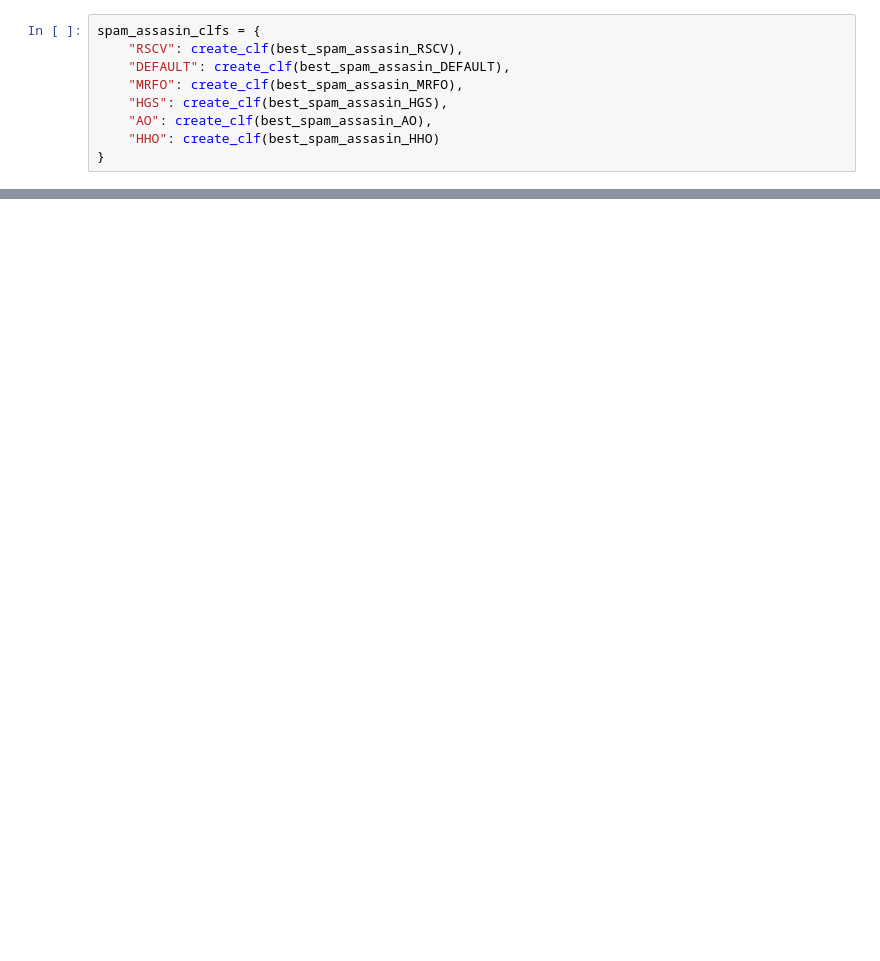
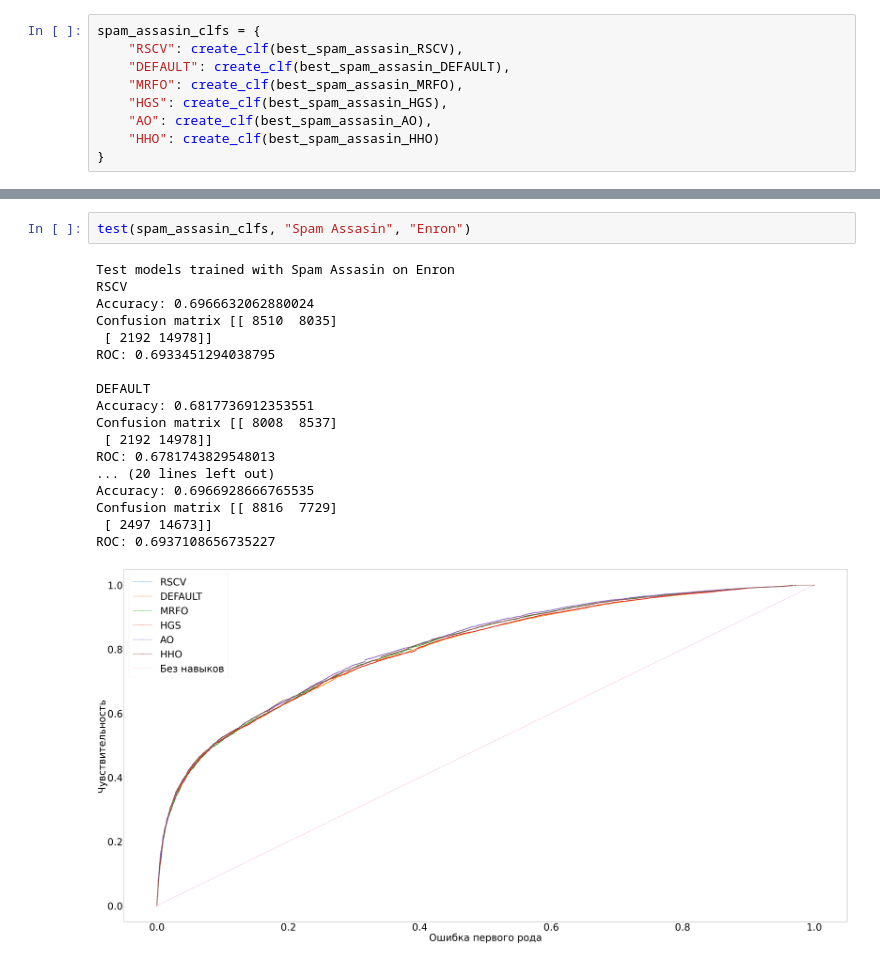
Before and after one commit to Amorelleth/uir.nir, a Jupyter notebook: impl/Untitled6.ipynb, the cells around one changed output, grey strips where cells are left out. Cells and saved outputs as stored; diff of their text form; blank space fills up the shorter version.

```diff
--- a/impl/Untitled6.ipynb
+++ b/impl/Untitled6.ipynb
@@ -453,0 +578,21 @@ NameError: name 'alg' is not defined
+# %%
+test(spam_assasin_clfs, "Spam Assasin", "Enron")
+# %% [output]
+Test models trained with Spam Assasin on Enron
+RSCV
+Accuracy: 0.6966632062880024
+Confusion matrix [[ 8510  8035]
+ [ 2192 14978]]
+ROC: 0.6933451294038795
+
+DEFAULT
+Accuracy: 0.6817736912353551
+Confusion matrix [[ 8008  8537]
+ [ 2192 14978]]
+ROC: 0.6781743829548013
+... (20 lines left out)
+Accuracy: 0.6966928666765535
+Confusion matrix [[ 8816  7729]
+ [ 2497 14673]]
+ROC: 0.6937108656735227
+[figure, added]
```
Also changed, not shown: parts of 19 cells of this notebook, 50 other files.
